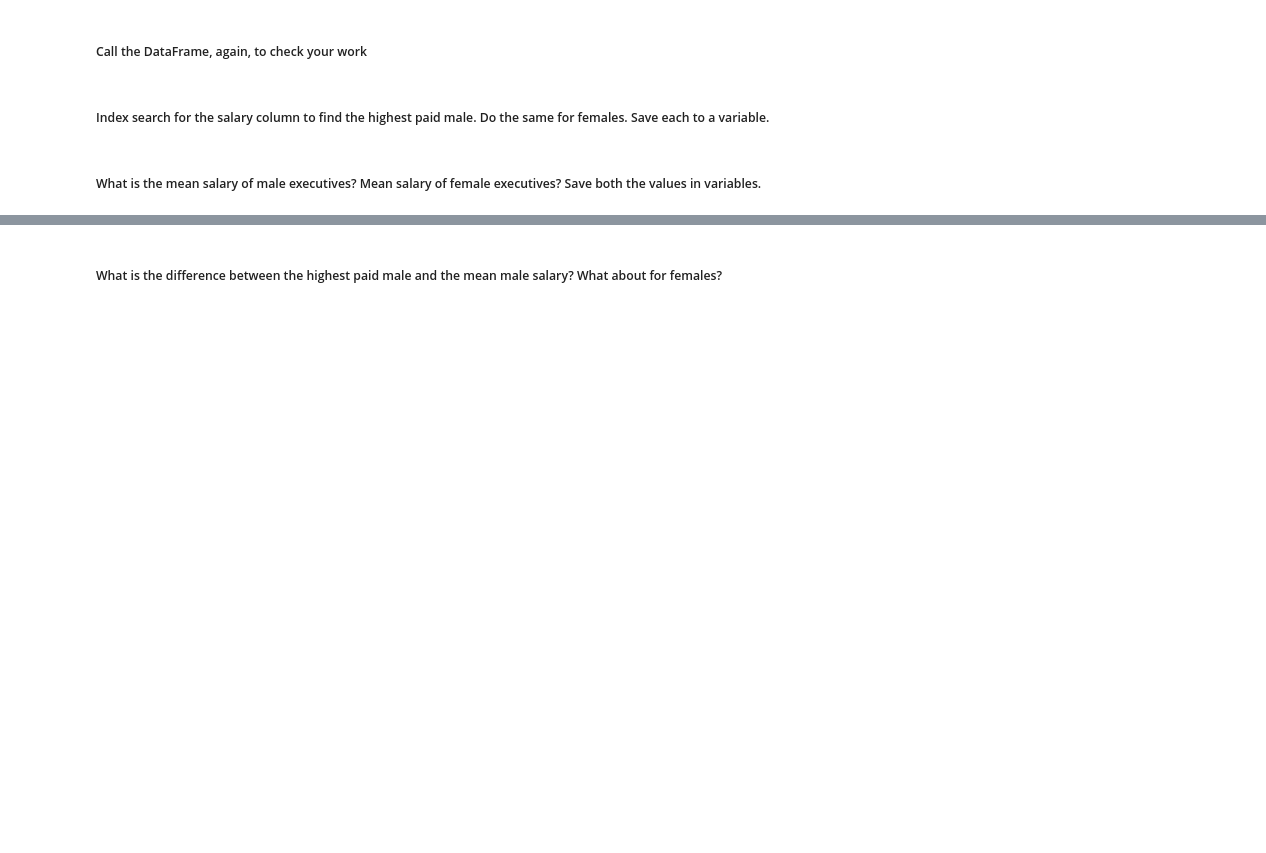
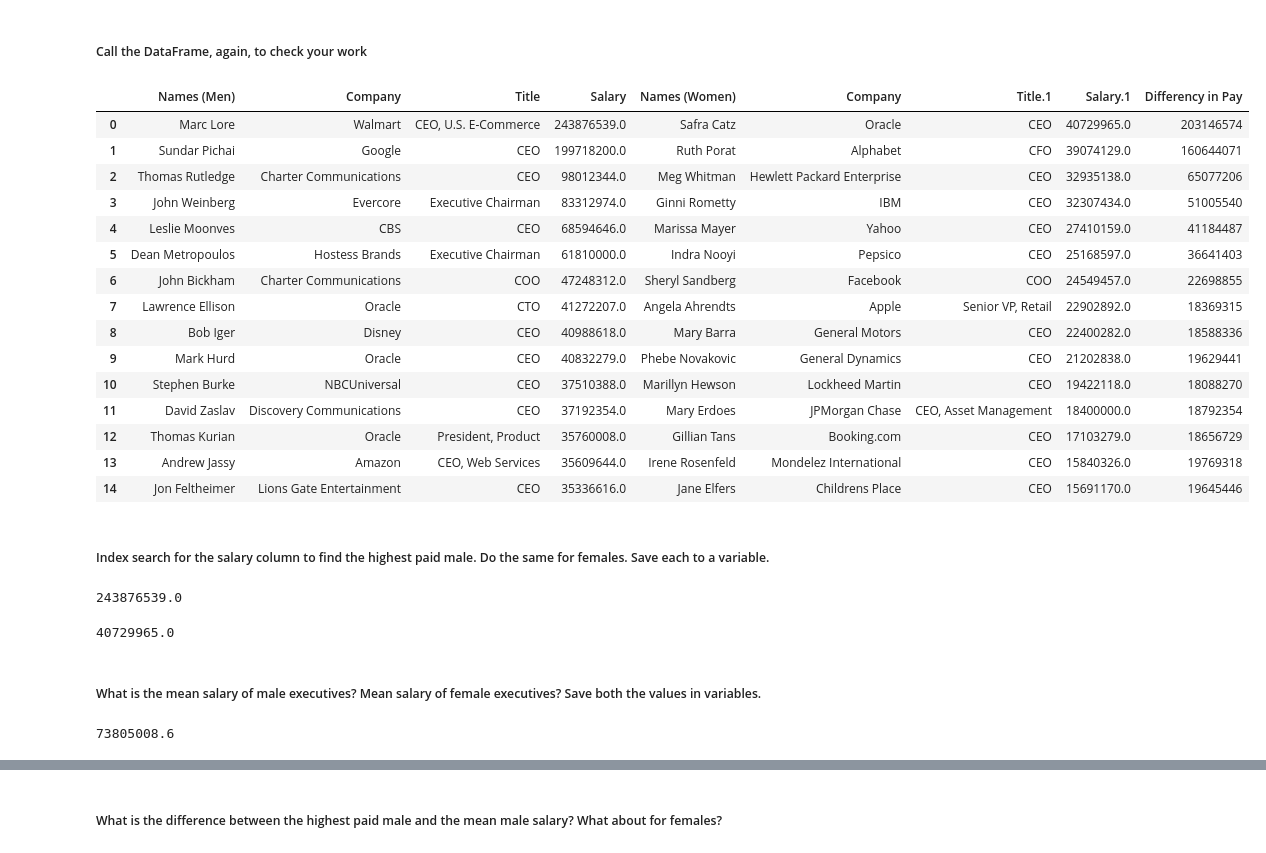
Before and after one commit to shaarika/UW_workshop, a Jupyter notebook: HighestPaidExecutives_Questions.ipynb, the cells around one changed output, grey strips where cells are left out. Cells and saved outputs as stored; diff of their text form; code cells hidden in the pictures; blank space fills up the shorter version.

```diff
--- a/HighestPaidExecutives_Questions.ipynb
+++ b/HighestPaidExecutives_Questions.ipynb
@@ -20,6 +125,39 @@
 # %% [markdown]
 ##### Call the DataFrame, again, to check your work
+# %%
+exec
+# %% [output]
+|  | Names (Men) | Company | Title | Salary | Names (Women) | Company | Title.1 | Salary.1 | Differency in Pay |
+| 0 | Marc Lore | Walmart | CEO, U.S. E-Commerce | 243876539.0 | Safra Catz | Oracle | CEO | 40729965.0 | 203146574 |
+| 1 | Sundar Pichai | Google | CEO | 199718200.0 | Ruth Porat | Alphabet | CFO | 39074129.0 | 160644071 |
+| 2 | Thomas Rutledge | Charter Communications | CEO | 98012344.0 | Meg Whitman | Hewlett Packard Enterprise | CEO | 32935138.0 | 65077206 |
+| 3 | John Weinberg | Evercore | Executive Chairman | 83312974.0 | Ginni Rometty | IBM | CEO | 32307434.0 | 51005540 |
+| 4 | Leslie Moonves | CBS | CEO | 68594646.0 | Marissa Mayer | Yahoo | CEO | 27410159.0 | 41184487 |
+| 5 | Dean Metropoulos | Hostess Brands | Executive Chairman | 61810000.0 | Indra Nooyi | Pepsico | CEO | 25168597.0 | 36641403 |
+| 6 | John Bickham | Charter Communications | COO | 47248312.0 | Sheryl Sandberg | Facebook | COO | 24549457.0 | 22698855 |
+| 7 | Lawrence Ellison | Oracle | CTO | 41272207.0 | Angela Ahrendts | Apple | Senior VP, Retail | 22902892.0 | 18369315 |
+| 8 | Bob Iger | Disney | CEO | 40988618.0 | Mary Barra | General Motors | CEO | 22400282.0 | 18588336 |
+| 9 | Mark Hurd | Oracle | CEO | 40832279.0 | Phebe Novakovic | General Dynamics | CEO | 21202838.0 | 19629441 |
+| 10 | Stephen Burke | NBCUniversal | CEO | 37510388.0 | Marillyn Hewson | Lockheed Martin | CEO | 19422118.0 | 18088270 |
+| 11 | David Zaslav | Discovery Communications | CEO | 37192354.0 | Mary Erdoes | JPMorgan Chase | CEO, Asset Management | 18400000.0 | 18792354 |
+| 12 | Thomas Kurian | Oracle | President, Product | 35760008.0 | Gillian Tans | Booking.com | CEO | 17103279.0 | 18656729 |
+| 13 | Andrew Jassy | Amazon | CEO, Web Services | 35609644.0 | Irene Rosenfeld | Mondelez International | CEO | 15840326.0 | 19769318 |
+| 14 | Jon Feltheimer | Lions Gate Entertainment | CEO | 35336616.0 | Jane Elfers | Childrens Place | CEO | 15691170.0 | 19645446 |
 # %% [markdown]
 ##### Index search for the salary column to find the highest paid male. Do the same for females. Save each to a variable.
+# %%
+hi_m = exec['Salary'][0]
+print(hi_m)
+# %% [output]
+243876539.0
+# %%
+hi_f = exec['Salary.1'][0]
+print(hi_f)
+# %% [output]
+40729965.0
 # %% [markdown]
 ##### What is the mean salary of male executives? Mean salary of female executives? Save both the values in variables.
+# %%
+exec['Salary'].mean()
+# %% [output]
+73805008.6
```
Also changed, not shown: parts of 22 cells of this notebook.
